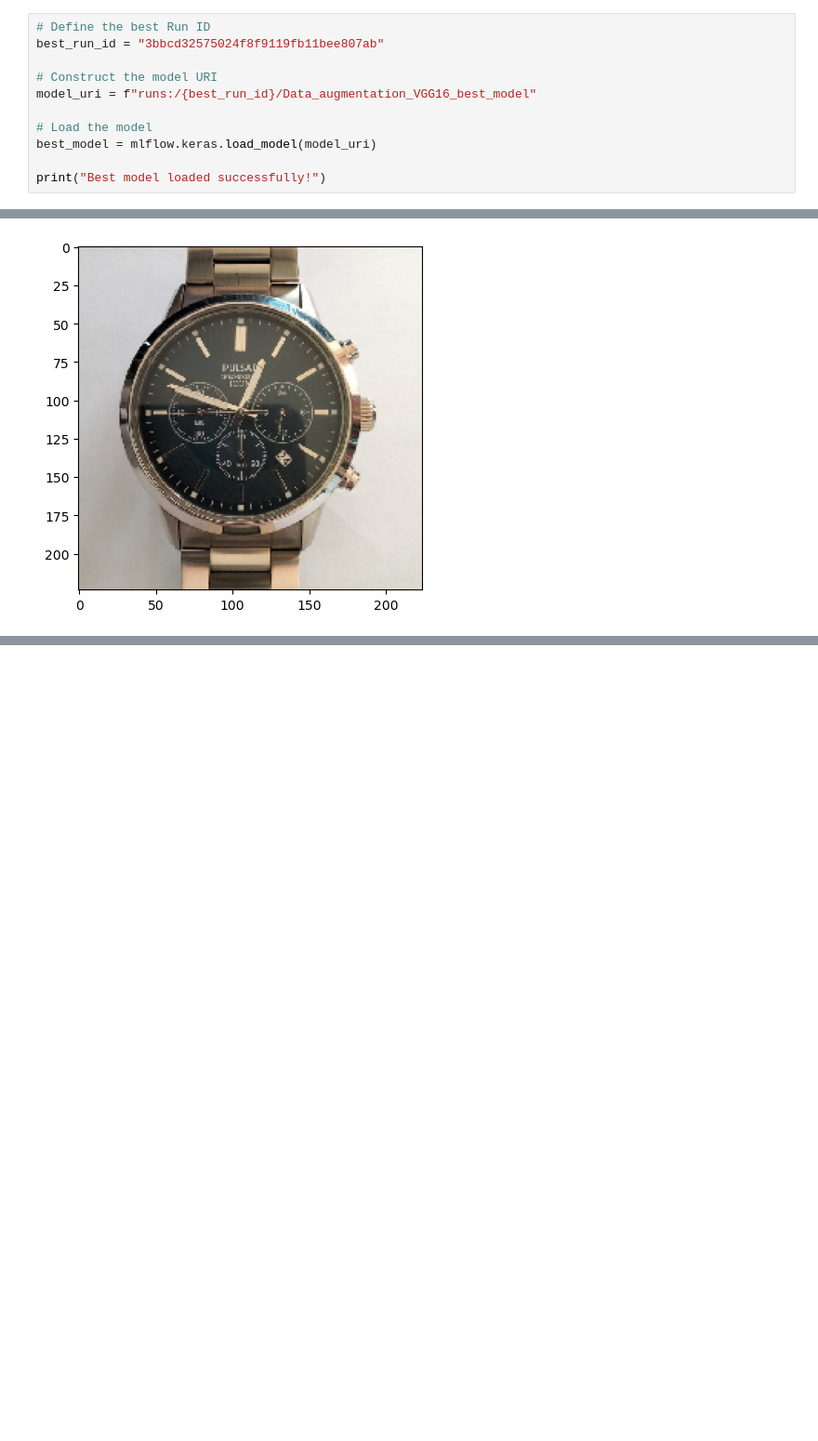
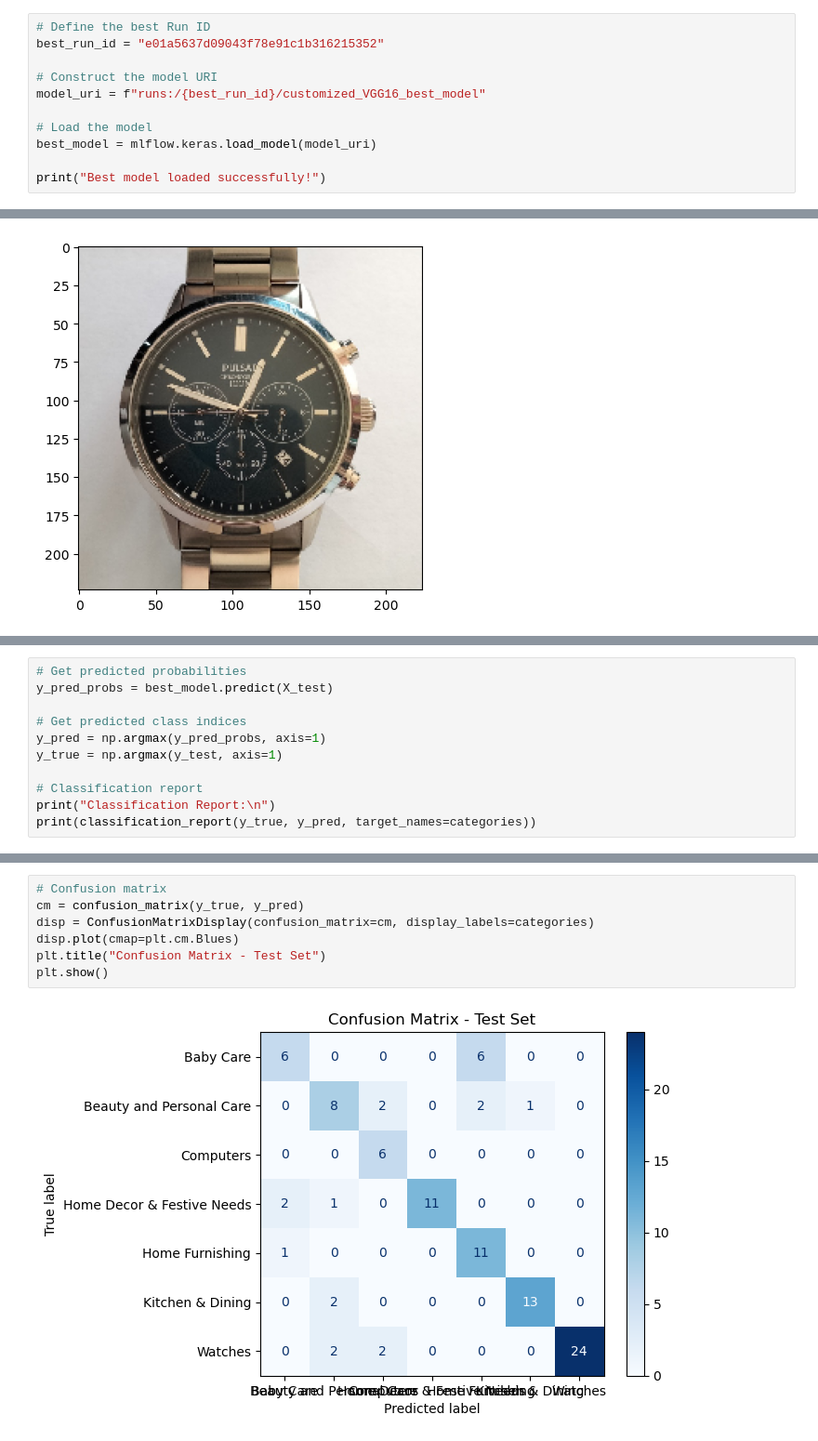
Before and after one commit to PhilDefi/ViT, a Jupyter notebook: cnn_v0.ipynb, the cells around one changed output, grey strips where cells are left out. Shown at 93% size. Saved outputs shown, nothing was run; the diff lists cells and outputs as text; blank space fills up the shorter version.

```diff
--- a/cnn_v0.ipynb
+++ b/cnn_v0.ipynb
@@ -724,9 +752,9 @@ The results of all experiments can be sharply examinated, with customized graph.
 # %%
 # Define the best Run ID
-best_run_id = "3bbcd32575024f8f9119fb11bee807ab"
+best_run_id = "e01a5637d09043f78e91c1b316215352"
 
 # Construct the model URI
-model_uri = f"runs:/{best_run_id}/Data_augmentation_VGG16_best_model"
+model_uri = f"runs:/{best_run_id}/customized_VGG16_best_model"
 
 # Load the model
 best_model = mlflow.keras.load_model(model_uri)
@@ -829,0 +846,11 @@ Tracks to explore : The customized 256 neurons dense layer seems to be oversized
+# %%
+# Get predicted probabilities
+y_pred_probs = best_model.predict(X_test)
+
+# Get predicted class indices
+y_pred = np.argmax(y_pred_probs, axis=1)
+y_true = np.argmax(y_test, axis=1)
+
+# Classification report
+print("Classification Report:\n")
+print(classification_report(y_true, y_pred, target_names=categories))
@@ -829,0 +885,9 @@ Tracks to explore : The customized 256 neurons dense layer seems to be oversized
+# %%
+# Confusion matrix
+cm = confusion_matrix(y_true, y_pred)
+disp = ConfusionMatrixDisplay(confusion_matrix=cm, display_labels=categories)
+disp.plot(cmap=plt.cm.Blues)
+plt.title("Confusion Matrix - Test Set")
+plt.show()
+# %% [output]
+[figure, added]
```
Also changed, not shown: parts of 40 cells of this notebook, 5 other files.
